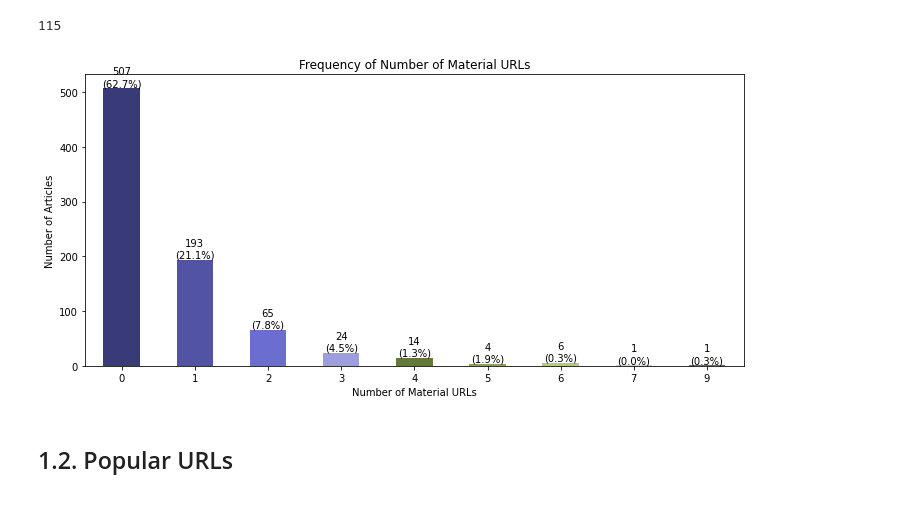
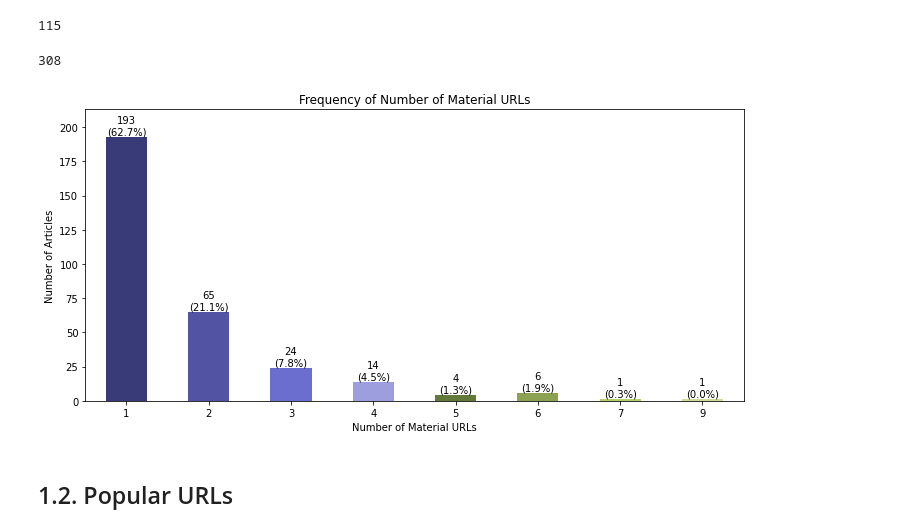
Before and after one commit to phantomloe/Thesis, a Jupyter notebook: Code/reuse_NeuroImage.ipynb, the cells around one changed output. Saved outputs shown, nothing was run; the diff lists cells and outputs as text; code cells hidden in the pictures.

Commit message:
Added figures

```diff
--- a/Code/reuse_NeuroImage.ipynb
+++ b/Code/reuse_NeuroImage.ipynb
@@ -337,30 +333,40 @@ len(material_counts[material_counts['material_count'] == 1])
 len(material_counts[material_counts['material_count'] > 1])
 # %% [output]
 115
+# %%
+total_articles
+# %% [output]
+308
 # %%
 # Calculate the percentage for each bar
 total_articles = material_counts['Has_Material_URL'].sum()
 percentage = material_counts[material_counts['Has_Material_URL']]['material_count'].value_counts(normalize=True).sort_index() * 100
 
+# Filter out rows where Has_Material_URL is False
+filtered_material_counts = material_counts[material_counts['Has_Material_URL']]
+
 # Create a bar plot showing the frequency of articles with material URLs
 plt.figure(figsize=(10, 5))
-ax = material_counts['material_count'].value_counts().sort_index().plot(kind='bar', color=plt.cm.tab20b.colors)
+ax = filtered_material_counts['material_count'].value_counts().sort_index().plot(kind='bar', color=plt.cm.tab20b.colors)
 plt.title('Frequency of Number of Material URLs')
 plt.xlabel('Number of Material URLs')
 plt.ylabel('Number of Articles')
 plt.xticks(rotation=0)
 
+# Set ylim to provide more room above the bars
+plt.ylim(top=filtered_material_counts['material_count'].value_counts().max() + 20)
+
 # Annotate each bar with its count and percentage, move numbers a bit more up
-for i, v in enumerate(material_counts['material_count'].value_counts().sort_index()):
+for i, v in enumerate(filtered_material_counts['material_count'].value_counts().sort_index()):
     percentage_value = percentage.get(i + 1, 0)
-    ax.text(i, v + 0.05, f"{v}\n({percentage_value:.1f}%)", color='black', ha='center', va='bottom')  # Adjusted vertical alignment
+    ax.text(i, v + 0.2, f"{v}\n({percentage_value:.1f}%)", color='black', ha='center', va='bottom')  # Adjusted vertical alignment
 
 # Save the plot and display it
 plt.tight_layout()
 plt.savefig('../Results/graphics/NeuroImage_NumberOfMaterialURLs.png')
 plt.show()
 # %% [output]
-[figure, old version]
+[figure, new version]
 # %% [markdown]
 <a name='popularURLs'></a>
 ## 1.2. Popular URLs
```
Also changed, not shown: parts of 3 cells of this notebook, 14 other files.
